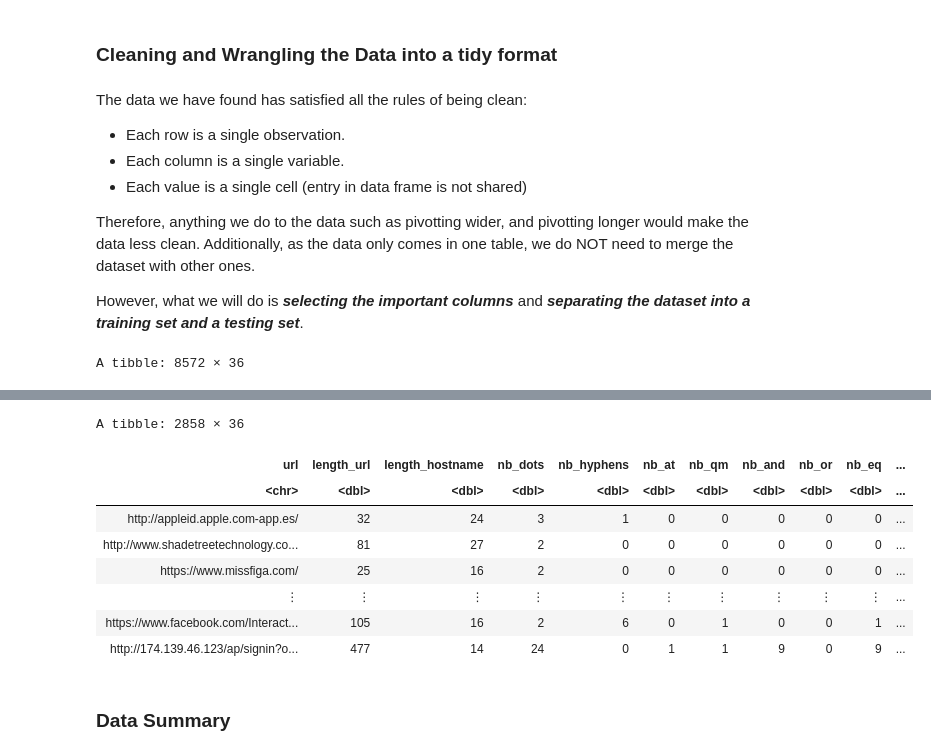
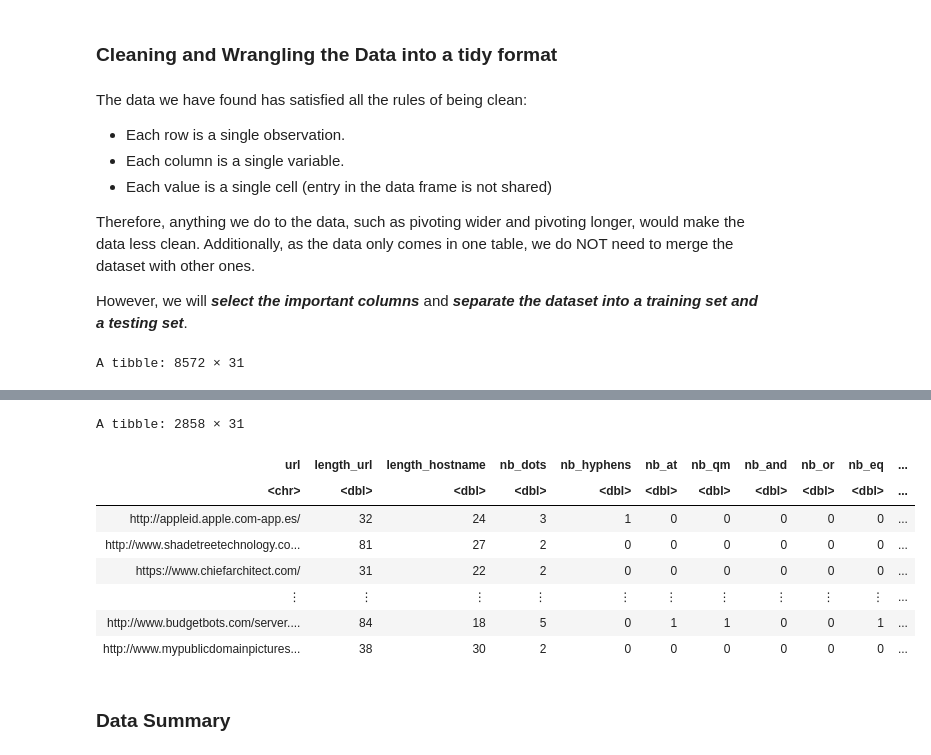
Before and after one commit to BriHan-Tech/phishing-detection, a Jupyter notebook: Topic Proposal.ipynb, the cells around one changed output, grey strips where cells are left out. Drawn from its saved outputs; the diff is of its cells as text; code cells hidden in the pictures.

```diff
--- a/Topic Proposal.ipynb
+++ b/Topic Proposal.ipynb
@@ -73,17 +73,17 @@ A spec_tbl_df: 11430 × 89
 The data we have found has satisfied all the rules of being clean:
 - Each row is a single observation.
 - Each column is a single variable.
-- Each value is a single cell (entry in data frame is not shared)
+- Each value is a single cell (entry in the data frame is not shared)
 
-Therefore, anything we do to the data such as pivotting wider, and pivotting longer would make the data less clean. Additionally, as the data only comes in one table, we do NOT need to merge the dataset with other ones.
+Therefore, anything we do to the data, such as pivoting wider and pivoting longer, would make the data less clean. Additionally, as the data only comes in one table, we do NOT need to merge the dataset with other ones.
 
-However, what we will do is ***selecting the important columns*** and ***separating the dataset into a training set and a testing set***.
+However, we will ***select the important columns*** and ***separate the dataset into a training set and a testing set***.
 # %%
 phishing_imp <- phishing_data |>
-select (url, length_url, length_hostname, nb_dots, nb_hyphens, nb_at, nb_qm, nb_and, nb_or, nb_eq, nb_underscore, nb_tilde,
-        nb_percent, nb_slash, nb_star, nb_colon, nb_comma, nb_semicolumn, nb_dollar, nb_space, nb_www, nb_com, nb_dslash,
-        http_in_path, https_token, ratio_digits_url, ratio_digits_host, tld_in_path, tld_in_subdomain, nb_subdomains,
-        longest_word_host, longest_word_path, avg_words_raw, avg_word_host, domain_registration_length, status)
+                select (url, length_url, length_hostname, nb_dots, nb_hyphens, nb_at, nb_qm, nb_and, nb_or, nb_eq, nb_underscore, nb_tilde,
+                        nb_percent, nb_slash, nb_star, nb_colon, nb_comma, nb_semicolumn, nb_dollar, nb_space, http_in_path, https_token,
+                        ratio_digits_url, ratio_digits_host, nb_subdomains,longest_word_host, longest_word_path, avg_words_raw, avg_word_host,
+                        domain_registration_length, status)
 
 phishing_split <- initial_split(phishing_imp, prop = 3/4, strata = status)
 phishing_train <- training(phishing_split)
@@ -91,7 +91,7 @@ phishing_test <- testing(phishing_split)
 phishing_train
 phishing_test
 # %% [output]
-A tibble: 8572 × 36
+A tibble: 8572 × 31
 | url | length_url | length_hostname | nb_dots | nb_hyphens | nb_at | nb_qm | nb_and | nb_or | nb_eq | ... |
 | <chr> | <dbl> | <dbl> | <dbl> | <dbl> | <dbl> | <dbl> | <dbl> | <dbl> | <dbl> | ... |
 | http://www.crestonwood.com/router... | 37 | 19 | 3 | 0 | 0 | 0 | 0 | 0 | 0 | ... |
@@ -103,12 +103,12 @@ A tibble: 8572 × 36
-A tibble: 2858 × 36
+A tibble: 2858 × 31
 | url | length_url | length_hostname | nb_dots | nb_hyphens | nb_at | nb_qm | nb_and | nb_or | nb_eq | ... |
 | <chr> | <dbl> | <dbl> | <dbl> | <dbl> | <dbl> | <dbl> | <dbl> | <dbl> | <dbl> | ... |
 | http://appleid.apple.com-app.es/ | 32 | 24 | 3 | 1 | 0 | 0 | 0 | 0 | 0 | ... |
 | http://www.shadetreetechnology.co... | 81 | 27 | 2 | 0 | 0 | 0 | 0 | 0 | 0 | ... |
-| https://www.missfiga.com/ | 25 | 16 | 2 | 0 | 0 | 0 | 0 | 0 | 0 | ... |
+| https://www.chiefarchitect.com/ | 31 | 22 | 2 | 0 | 0 | 0 | 0 | 0 | 0 | ... |
 | ⋮ | ⋮ | ⋮ | ⋮ | ⋮ | ⋮ | ⋮ | ⋮ | ⋮ | ⋮ | ... |
-| https://www.facebook.com/Interact... | 105 | 16 | 2 | 6 | 0 | 1 | 0 | 0 | 1 | ... |
-| http://174.139.46.123/ap/signin?o... | 477 | 14 | 24 | 0 | 1 | 1 | 9 | 0 | 9 | ... |
+| http://www.budgetbots.com/server.... | 84 | 18 | 5 | 0 | 1 | 1 | 0 | 0 | 1 | ... |
+| http://www.mypublicdomainpictures... | 38 | 30 | 2 | 0 | 0 | 0 | 0 | 0 | 0 | ... |
 # %% [markdown]
 ### Data Summary
 # %% [markdown]
```
Also changed, not shown: parts of 6 cells of this notebook.
